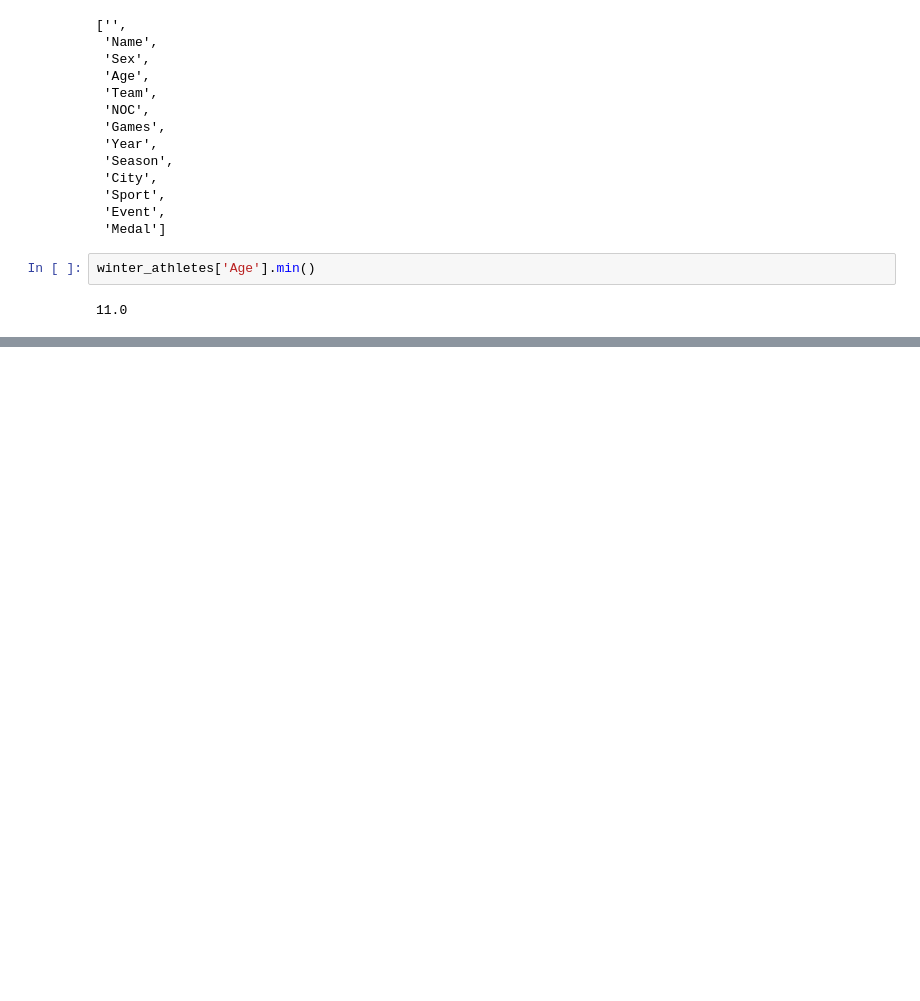
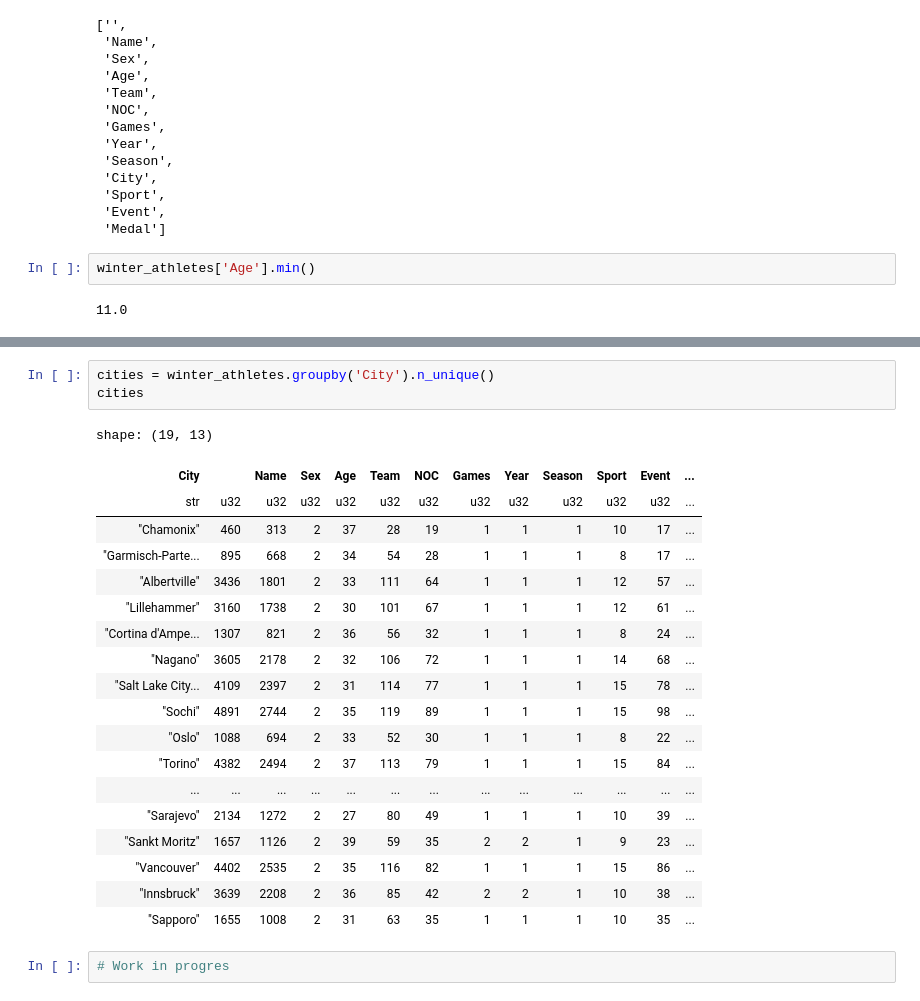
Before and after one commit to binda7/OG_pandas_pySpark_compare, a Jupyter notebook: Winter_Athletes_Olimpics_Analytics_Polars_Seaborn.ipynb, the cells around one changed output, grey strips where cells are left out. Saved outputs shown, nothing was run; the diff lists cells and outputs as text; blank space fills up the shorter version.

```diff
--- a/Winter_Athletes_Olimpics_Analytics_Polars_Seaborn.ipynb
+++ b/Winter_Athletes_Olimpics_Analytics_Polars_Seaborn.ipynb
@@ -62,0 +99,25 @@ winter_athletes['Age'].min()
+# %%
+cities = winter_athletes.groupby('City').n_unique()
+cities
+# %% [output]
+shape: (19, 13)
+| City |  | Name | Sex | Age | Team | NOC | Games | Year | Season | Sport | Event | ... |
+| str | u32 | u32 | u32 | u32 | u32 | u32 | u32 | u32 | u32 | u32 | u32 | ... |
+| "Chamonix" | 460 | 313 | 2 | 37 | 28 | 19 | 1 | 1 | 1 | 10 | 17 | ... |
+| "Garmisch-Parte... | 895 | 668 | 2 | 34 | 54 | 28 | 1 | 1 | 1 | 8 | 17 | ... |
+| "Albertville" | 3436 | 1801 | 2 | 33 | 111 | 64 | 1 | 1 | 1 | 12 | 57 | ... |
+| "Lillehammer" | 3160 | 1738 | 2 | 30 | 101 | 67 | 1 | 1 | 1 | 12 | 61 | ... |
+| "Cortina d'Ampe... | 1307 | 821 | 2 | 36 | 56 | 32 | 1 | 1 | 1 | 8 | 24 | ... |
+| "Nagano" | 3605 | 2178 | 2 | 32 | 106 | 72 | 1 | 1 | 1 | 14 | 68 | ... |
+| "Salt Lake City... | 4109 | 2397 | 2 | 31 | 114 | 77 | 1 | 1 | 1 | 15 | 78 | ... |
+| "Sochi" | 4891 | 2744 | 2 | 35 | 119 | 89 | 1 | 1 | 1 | 15 | 98 | ... |
+| "Oslo" | 1088 | 694 | 2 | 33 | 52 | 30 | 1 | 1 | 1 | 8 | 22 | ... |
+| "Torino" | 4382 | 2494 | 2 | 37 | 113 | 79 | 1 | 1 | 1 | 15 | 84 | ... |
+| ... | ... | ... | ... | ... | ... | ... | ... | ... | ... | ... | ... | ... |
+| "Sarajevo" | 2134 | 1272 | 2 | 27 | 80 | 49 | 1 | 1 | 1 | 10 | 39 | ... |
+| "Sankt Moritz" | 1657 | 1126 | 2 | 39 | 59 | 35 | 2 | 2 | 1 | 9 | 23 | ... |
+| "Vancouver" | 4402 | 2535 | 2 | 35 | 116 | 82 | 1 | 1 | 1 | 15 | 86 | ... |
+| "Innsbruck" | 3639 | 2208 | 2 | 36 | 85 | 42 | 2 | 2 | 1 | 10 | 38 | ... |
+| "Sapporo" | 1655 | 1008 | 2 | 31 | 63 | 35 | 1 | 1 | 1 | 10 | 35 | ... |
+# %%
+# Work in progres
```
Also changed, not shown: parts of 5 cells of this notebook.
